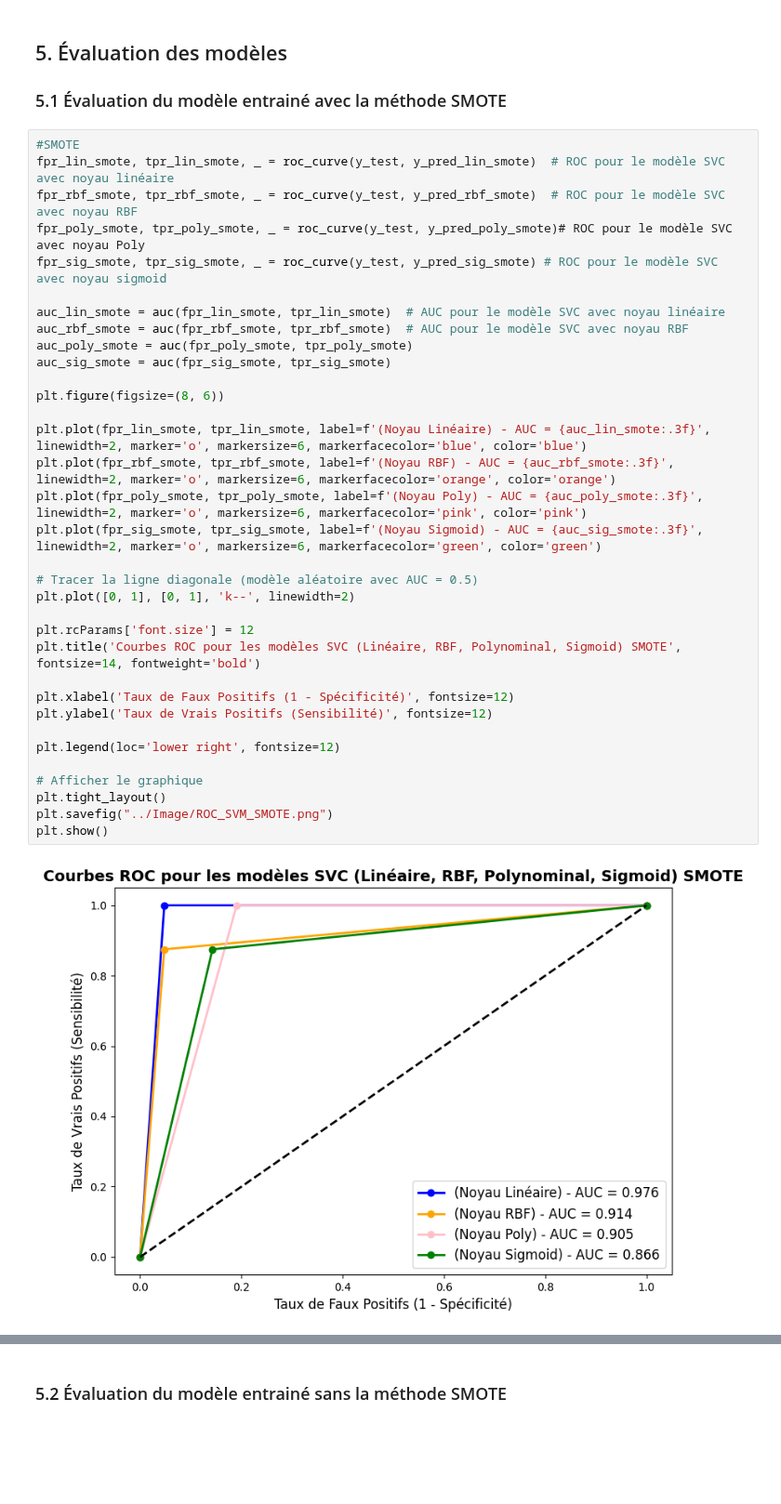
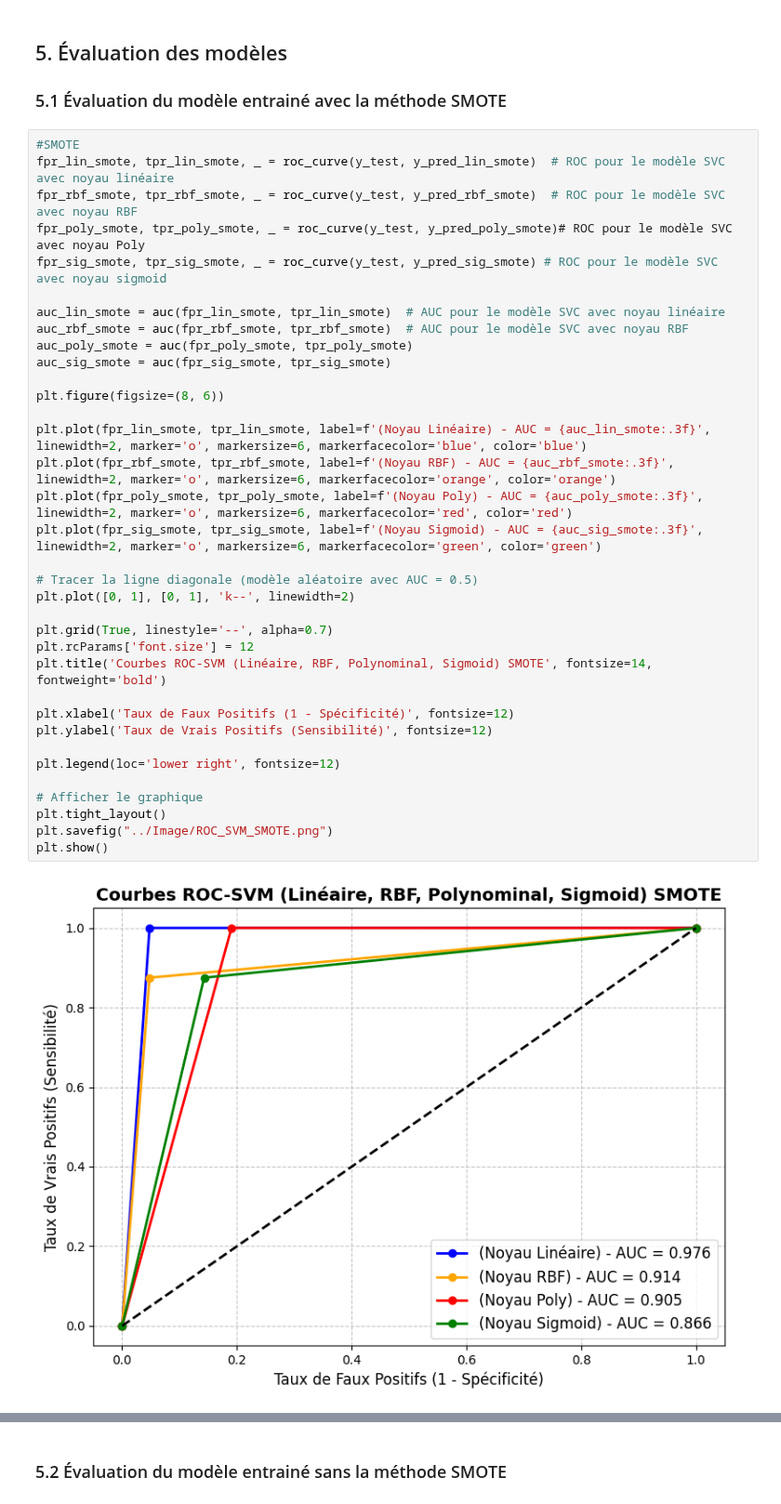
Before and after one commit to marktr11/Cervical-Cancer-Risk-Classification, a Jupyter notebook: Code/SVM.ipynb, the cells around one changed output, grey strips where cells are left out. Shown at 93% size. Saved outputs shown, nothing was run; the diff lists cells and outputs as text; blank space fills up the shorter version.

```diff
--- a/Code/SVM.ipynb
+++ b/Code/SVM.ipynb
@@ -462,36 +463,37 @@ fpr_lin_smote, tpr_lin_smote, _ = roc_curve(y_test, y_pred_lin_smote)  # ROC pou
 fpr_rbf_smote, tpr_rbf_smote, _ = roc_curve(y_test, y_pred_rbf_smote)  # ROC pour le modèle SVC avec noyau RBF
 fpr_poly_smote, tpr_poly_smote, _ = roc_curve(y_test, y_pred_poly_smote)# ROC pour le modèle SVC avec noyau Poly
 fpr_sig_smote, tpr_sig_smote, _ = roc_curve(y_test, y_pred_sig_smote) # ROC pour le modèle SVC avec noyau sigmoid
 
 auc_lin_smote = auc(fpr_lin_smote, tpr_lin_smote)  # AUC pour le modèle SVC avec noyau linéaire
 auc_rbf_smote = auc(fpr_rbf_smote, tpr_rbf_smote)  # AUC pour le modèle SVC avec noyau RBF
 auc_poly_smote = auc(fpr_poly_smote, tpr_poly_smote)
 auc_sig_smote = auc(fpr_sig_smote, tpr_sig_smote)
 
 plt.figure(figsize=(8, 6))
 
 plt.plot(fpr_lin_smote, tpr_lin_smote, label=f'(Noyau Linéaire) - AUC = {auc_lin_smote:.3f}', linewidth=2, marker='o', markersize=6, markerfacecolor='blue', color='blue')
 plt.plot(fpr_rbf_smote, tpr_rbf_smote, label=f'(Noyau RBF) - AUC = {auc_rbf_smote:.3f}', linewidth=2, marker='o', markersize=6, markerfacecolor='orange', color='orange')
-plt.plot(fpr_poly_smote, tpr_poly_smote, label=f'(Noyau Poly) - AUC = {auc_poly_smote:.3f}', linewidth=2, marker='o', markersize=6, markerfacecolor='pink', color='pink')
+plt.plot(fpr_poly_smote, tpr_poly_smote, label=f'(Noyau Poly) - AUC = {auc_poly_smote:.3f}', linewidth=2, marker='o', markersize=6, markerfacecolor='red', color='red')
 plt.plot(fpr_sig_smote, tpr_sig_smote, label=f'(Noyau Sigmoid) - AUC = {auc_sig_smote:.3f}', linewidth=2, marker='o', markersize=6, markerfacecolor='green', color='green')
 
 # Tracer la ligne diagonale (modèle aléatoire avec AUC = 0.5)
 plt.plot([0, 1], [0, 1], 'k--', linewidth=2)
 
+plt.grid(True, linestyle='--', alpha=0.7)
 plt.rcParams['font.size'] = 12
-plt.title('Courbes ROC pour les modèles SVC (Linéaire, RBF, Polynominal, Sigmoid) SMOTE', fontsize=14, fontweight='bold')
+plt.title('Courbes ROC-SVM (Linéaire, RBF, Polynominal, Sigmoid) SMOTE', fontsize=14, fontweight='bold')
 
 plt.xlabel('Taux de Faux Positifs (1 - Spécificité)', fontsize=12)
 plt.ylabel('Taux de Vrais Positifs (Sensibilité)', fontsize=12)
 
 plt.legend(loc='lower right', fontsize=12)
 
 # Afficher le graphique
 plt.tight_layout()
 plt.savefig("../Image/ROC_SVM_SMOTE.png")
 plt.show()
 # %% [output]
-[figure, old version]
+[figure, new version]
 # %%
 models_smote = {
     "Linear": y_pred_lin_smote,
```
Also changed, not shown: parts of 9 cells of this notebook, 17 other files.
